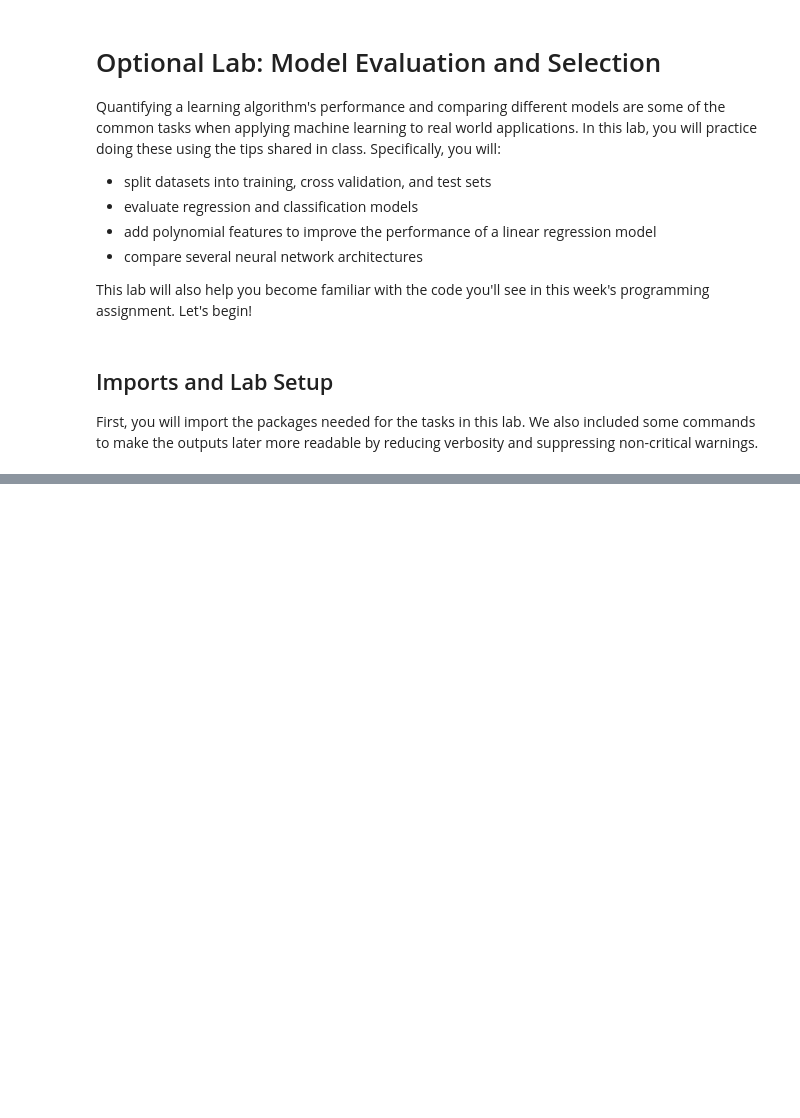
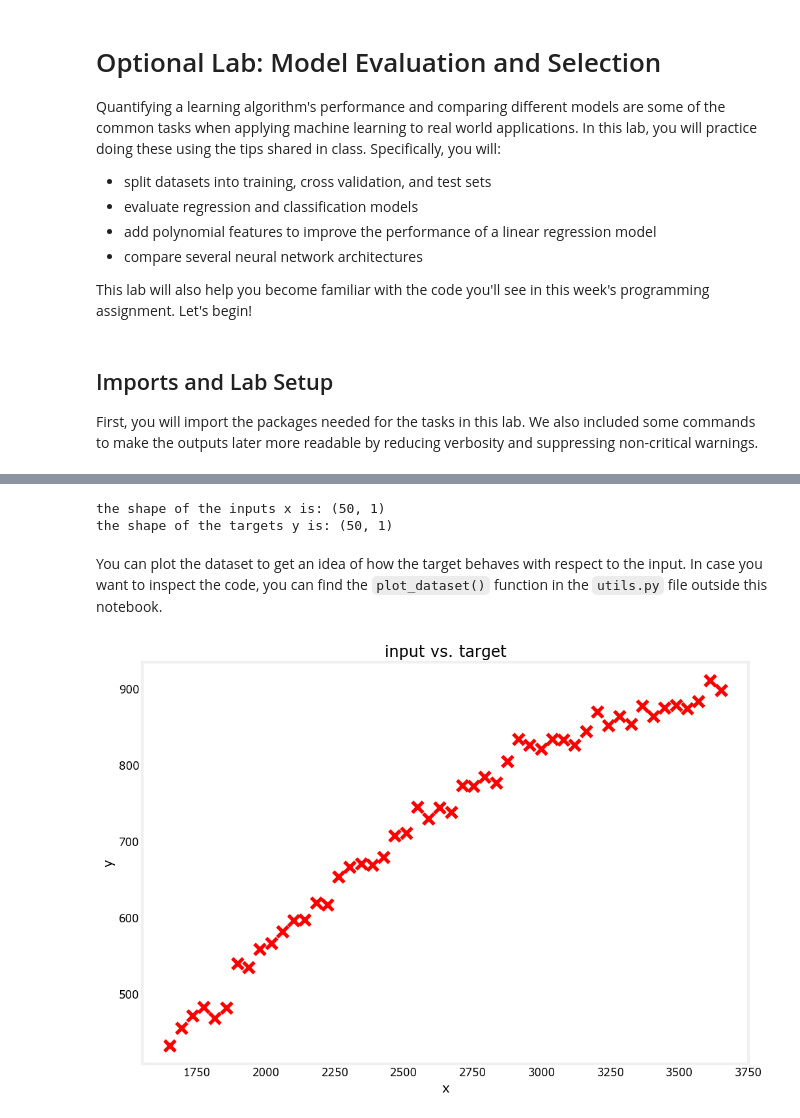
Before and after one commit to OoFa99/Machine-Learning-Specialization, a Jupyter notebook: C2_Advanced Learning Algorithms/Week3/C2_W3_Lab01_Model_Evaluation_and_Selection.ipynb, the cells around one changed output, grey strips where cells are left out. Saved outputs shown, nothing was run; the diff lists cells and outputs as text; code cells hidden in the pictures; blank space fills up the shorter version.

```diff
--- a/C2_Advanced Learning Algorithms/Week3/C2_W3_Lab01_Model_Evaluation_and_Selection.ipynb
+++ b/C2_Advanced Learning Algorithms/Week3/C2_W3_Lab01_Model_Evaluation_and_Selection.ipynb
@@ -29,0 +34,24 @@ import utils
+# %%
+# Load the dataset from the text file
+data = np.loadtxt('./data/data_w3_ex1.csv', delimiter=',')
+
+# Split the inputs and outputs into separate arrays
+x = data[:, 0]
+y = data[:, 1]
+
+# Convert 1-D arrays into 2-D because the commands later will require it
+x = np.expand_dims(x, axis=1)
+y = np.expand_dims(y, axis=1)
+
+print(f"the shape of the inputs x is: {x.shape}")
+print(f"the shape of the targets y is: {y.shape}")
+# %% [output]
+the shape of the inputs x is: (50, 1)
+the shape of the targets y is: (50, 1)
+# %% [markdown]
+You can plot the dataset to get an idea of how the target behaves with respect to the input. In case you want to inspect the code, you can find the `plot_dataset()` function in the `utils.py` file outside this notebook.
+# %%
+# Plot the entire dataset
+utils.plot_dataset(x=x, y=y, title="input vs. target")
+# %% [output]
+[figure, added]
```
Also changed, not shown: parts of 5 cells of this notebook.
